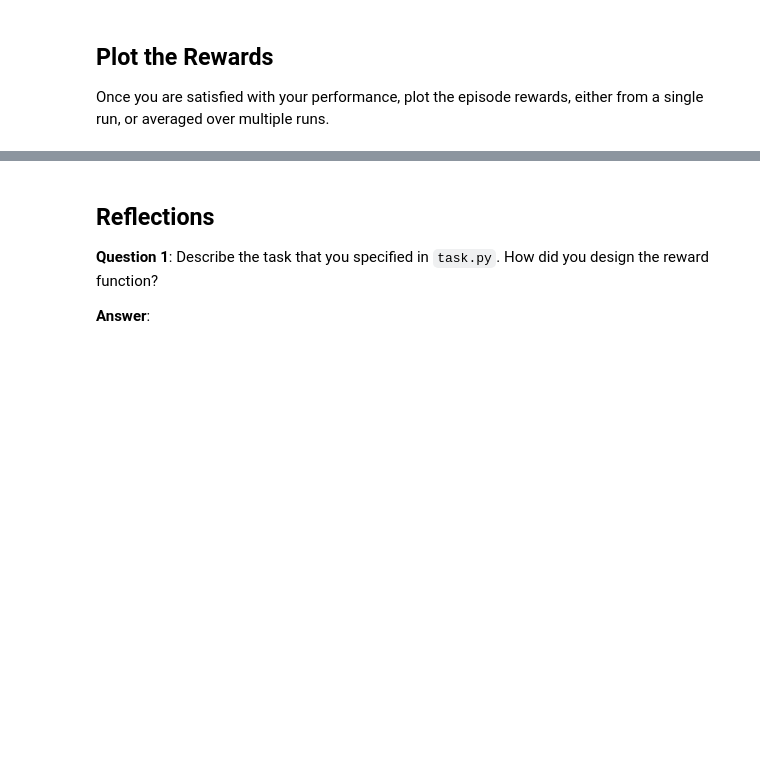
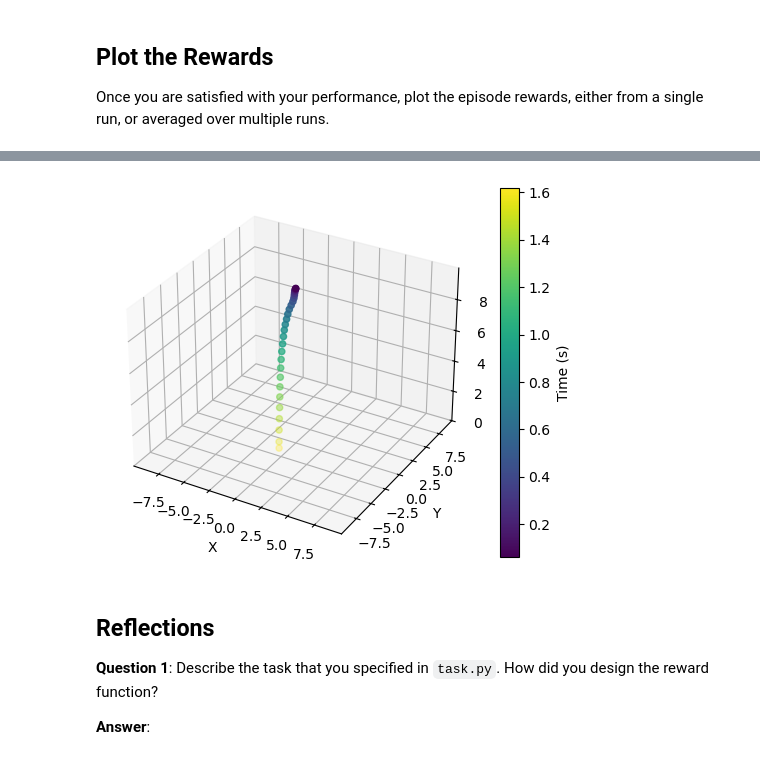
Before and after one commit to Hj-c0ding/RL-Quadcopter, a Jupyter notebook: RL-Quadcopter-2-master/Quadcopter_Project.ipynb, the cells around one changed output, grey strips where cells are left out. Drawn from its saved outputs; the diff is of its cells as text; code cells hidden in the pictures; blank space fills up the shorter version.

```diff
--- a/RL-Quadcopter-2-master/Quadcopter_Project.ipynb
+++ b/RL-Quadcopter-2-master/Quadcopter_Project.ipynb
@@ -371,3 +388,24 @@ Last 10 episodes average: -10.986
+# %%
+# 3D trajectory of trained agent (separate visualization cell)
+if 'q_results' not in globals():
+    q_results = {"time": [], "x": [], "y": [], "z": []}
+    state = q_agent.reset_episode()
+    while True:
+        action = q_agent.act(state)
+        next_state, reward, done = task.step(action)
+
+        q_results["time"].append(task.sim.time)
+        q_results["x"].append(task.sim.pose[0])
+        q_results["y"].append(task.sim.pose[1])
+        q_results["z"].append(task.sim.pose[2])
+
+        state = next_state
+        if done:
+            break
+
+plot3d(q_results['x'], q_results['y'], q_results['z'], q_results['time'])
+# %% [output]
+[figure, added]
 # %% [markdown]
 ## Reflections
 
```
Also changed, not shown: parts of 13 cells of this notebook, 1 other file.
